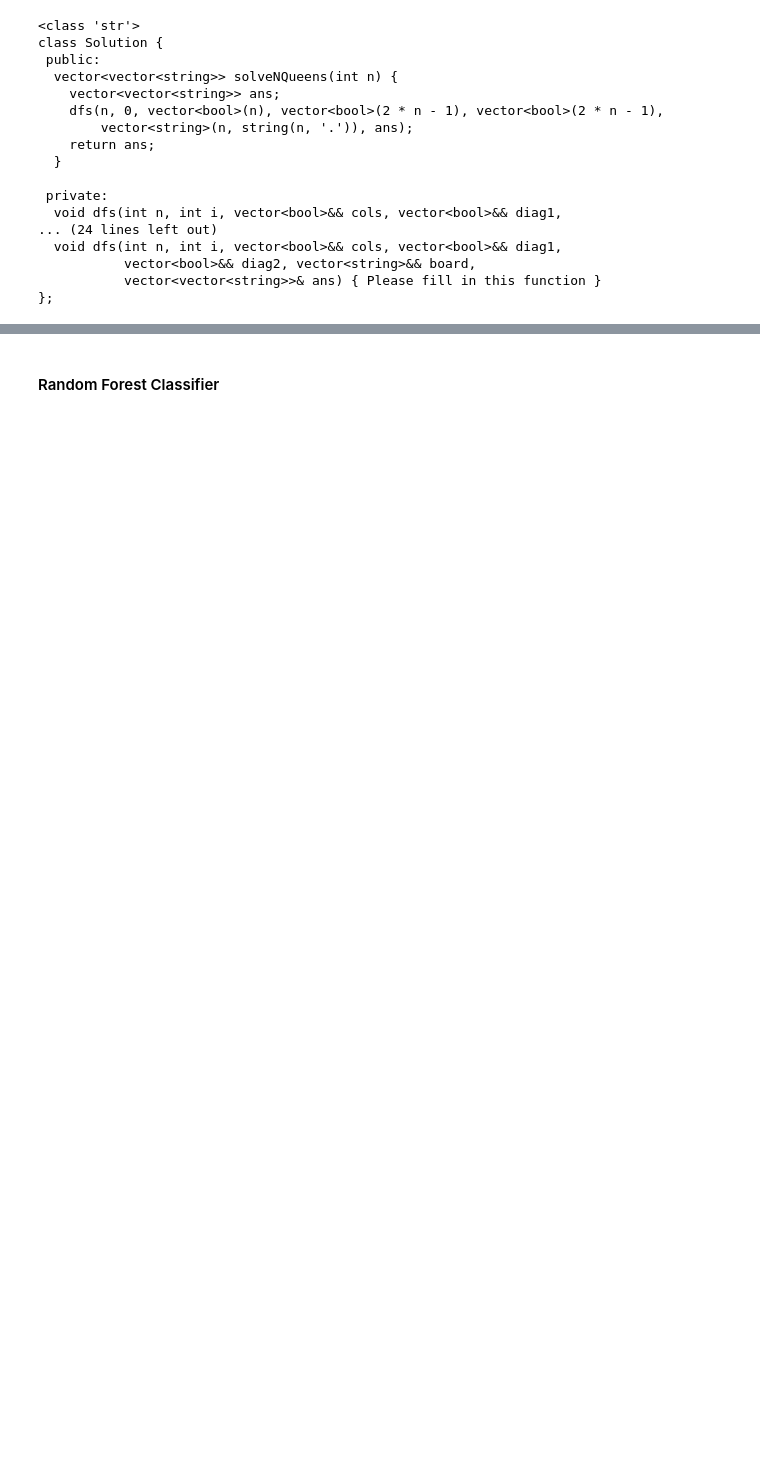
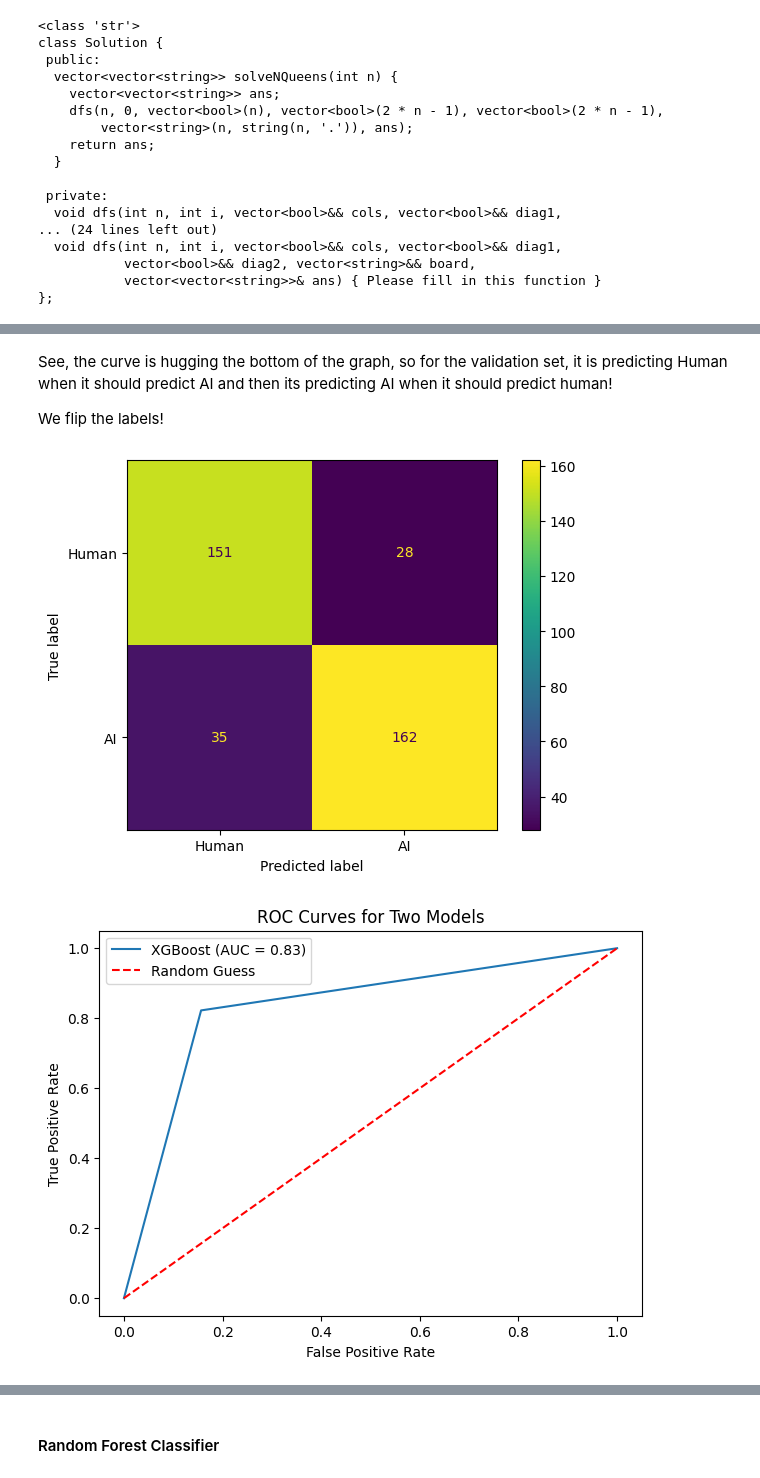
Before and after one commit to apang024/CS205AIGeneratedCode, a Jupyter notebook: main.ipynb, the cells around one changed output, grey strips where cells are left out. Saved outputs shown, nothing was run; the diff lists cells and outputs as text; code cells hidden in the pictures; blank space fills up the shorter version.

```diff
--- a/main.ipynb
+++ b/main.ipynb
@@ -230,0 +509,27 @@ X_test_scaled = scaler.transform(X_test)
+# %% [markdown]
+See, the curve is hugging the bottom of the graph, so for the validation set, it is predicting Human when it should predict AI and then its predicting AI when it should predict human!
+
+We flip the labels!
+# %%
+flipped_labels = 1 - y_pred
+
+disp = ConfusionMatrixDisplay(confusion_matrix=confusion_matrix(validate["ai_generated"], flipped_labels), display_labels=["Human", "AI"])
+
+disp.plot()
+
+plt.figure(figsize=(7, 5))
+
+fpr, tpr, _ = roc_curve(y_val, flipped_labels)
+roc_auc = auc(fpr, tpr)
+plt.plot(fpr, tpr, label=f'{"XGBoost"} (AUC = {roc_auc:.2f})')
+
+plt.plot([0, 1], [0, 1], 'r--', label='Random Guess')
+
+plt.xlabel('False Positive Rate')
+plt.ylabel('True Positive Rate')
+plt.title('ROC Curves for Two Models')
+plt.legend()
+plt.show()
+# %% [output]
+[figure, added]
+[figure, added]
```
Also changed, not shown: parts of 61 cells of this notebook, 25 other files.
